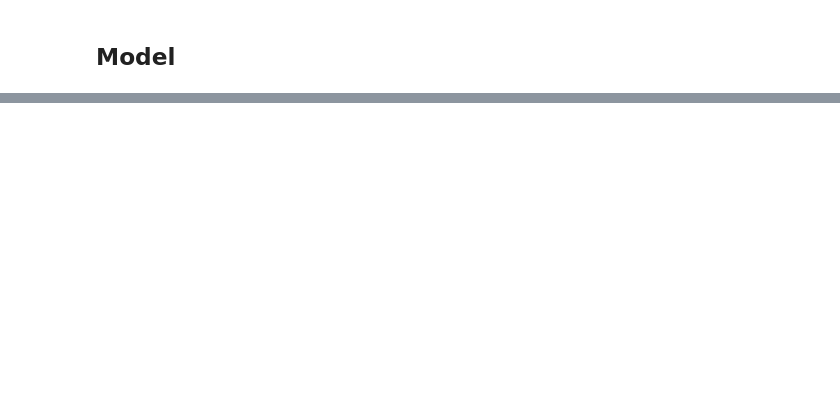
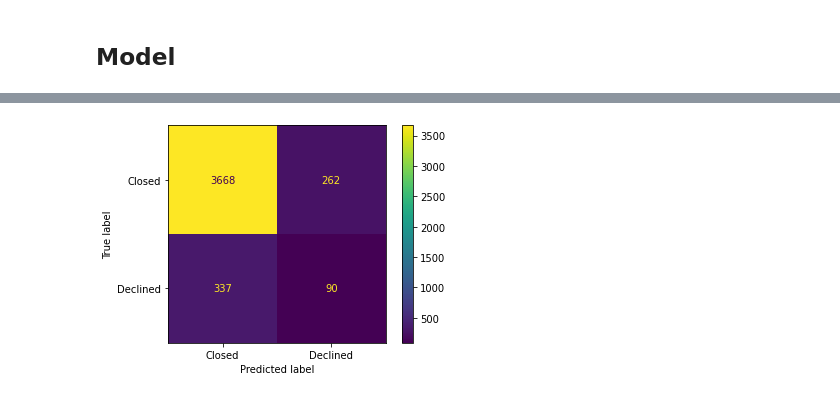
Before and after one commit to Tanny1810/WorldBankProjects-Binary-Classification, a Jupyter notebook: model.ipynb, the cells around one changed output, grey strips where cells are left out. Drawn from its saved outputs; the diff is of its cells as text; code cells hidden in the pictures; blank space fills up the shorter version.

```diff
--- a/model.ipynb
+++ b/model.ipynb
@@ -433,0 +437,15 @@ MLP Classifier accuracy:  0.9015377553362406
+# %%
+optimal_params = GridSearchCV(estimator = xgb.XGBClassifier(objective = 'binary:logistic',
+                                                          missing = 1,
+                                                          seed = 42,
+                                                          use_label_encoder = False,
+                                                          subsample = 0.9,
+                                                          colsample_bytree = 0.5),
+                             param_grid = param_grid,
+                             scoring = 'roc_auc',
+                             verbose = 2,
+                             n_jobs = 10,
+                             cv = 3
+                             )
+# %%
+optimal_params.fit(X_train, Y_train, early_stopping_rounds = 10, eval_metric = 'auc', eval_set = [(X_test, Y_test)])
@@ -433,0 +491,23 @@ MLP Classifier accuracy:  0.9015377553362406
+# %%
+# params = {'seed' : 42,
+#           'objective':'binary:logistic
+#           'gamma': 0,
+#           'learning_rate': 0.001,
+#           'max_depth': 13,
+#           'reg_lambda': 1.0,
+#           'scale_pos_weight': 3,
+#           'subsample' : 0.9,
+#           'use_label_encoder':False}
+# xgb_class = xgb.XGBClassifier(**params)
+xgb_class = xgb.XGBClassifier(seed = 42,
+                              objective = 'binary:logistic',
+                              gamma = 0.25,
+                              learning_rate = 0.1,
+                              max_depth = 9,
+                              reg_lambda = 10,
+                              scale_pos_weight = 5,
+                              subsample = 0.9,
+                              colsample_bytree = 0.5,
+                              use_label_encoder=False)
+# %%
+xgb_class.fit(X_train, Y_train, early_stopping_rounds=10, eval_metric='aucpr', eval_set=[(X_test, Y_test)], verbose=True)
@@ -433,0 +542,8 @@ MLP Classifier accuracy:  0.9015377553362406
+# %%
+predictions = xgb_class.predict(X_test)
+cm = confusion_matrix(Y_test, predictions)
+conf_disp = ConfusionMatrixDisplay(confusion_matrix = cm, display_labels=["Closed","Declined"])
+conf_disp.plot()
+plt.show()
+# %% [output]
+[figure, added]
```
Also changed, not shown: parts of 55 cells of this notebook.
